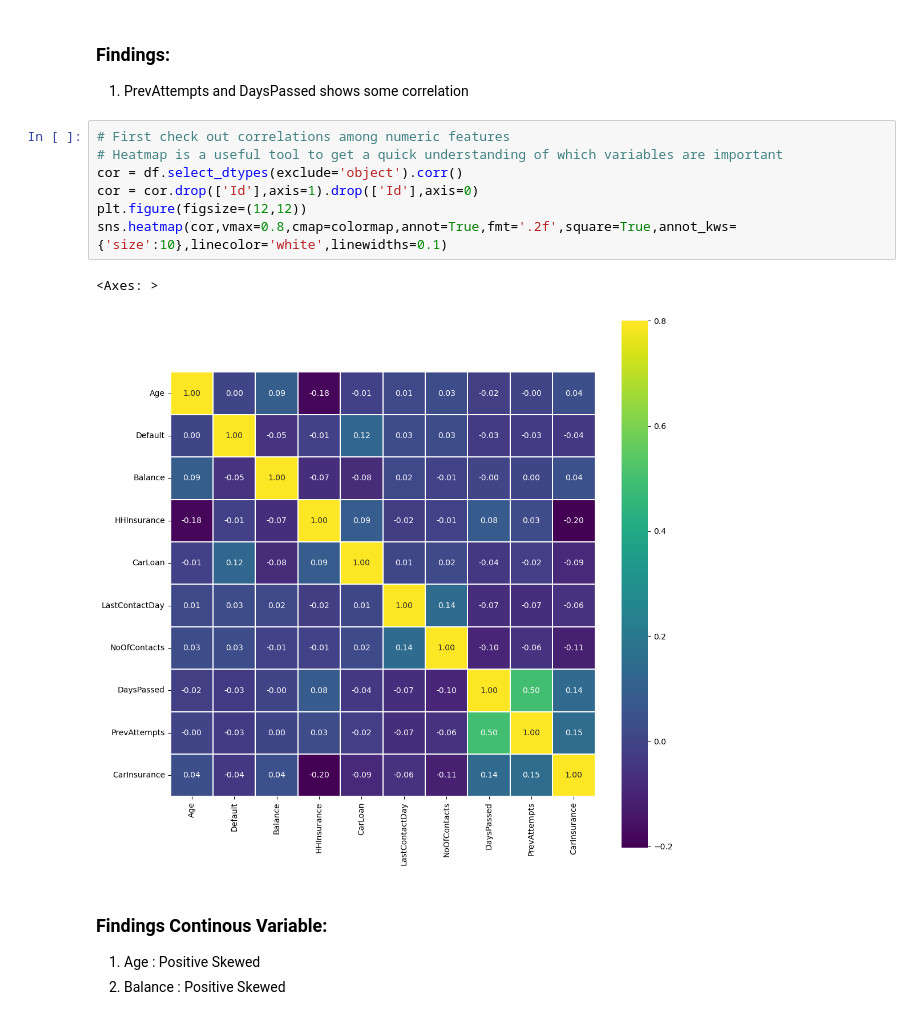
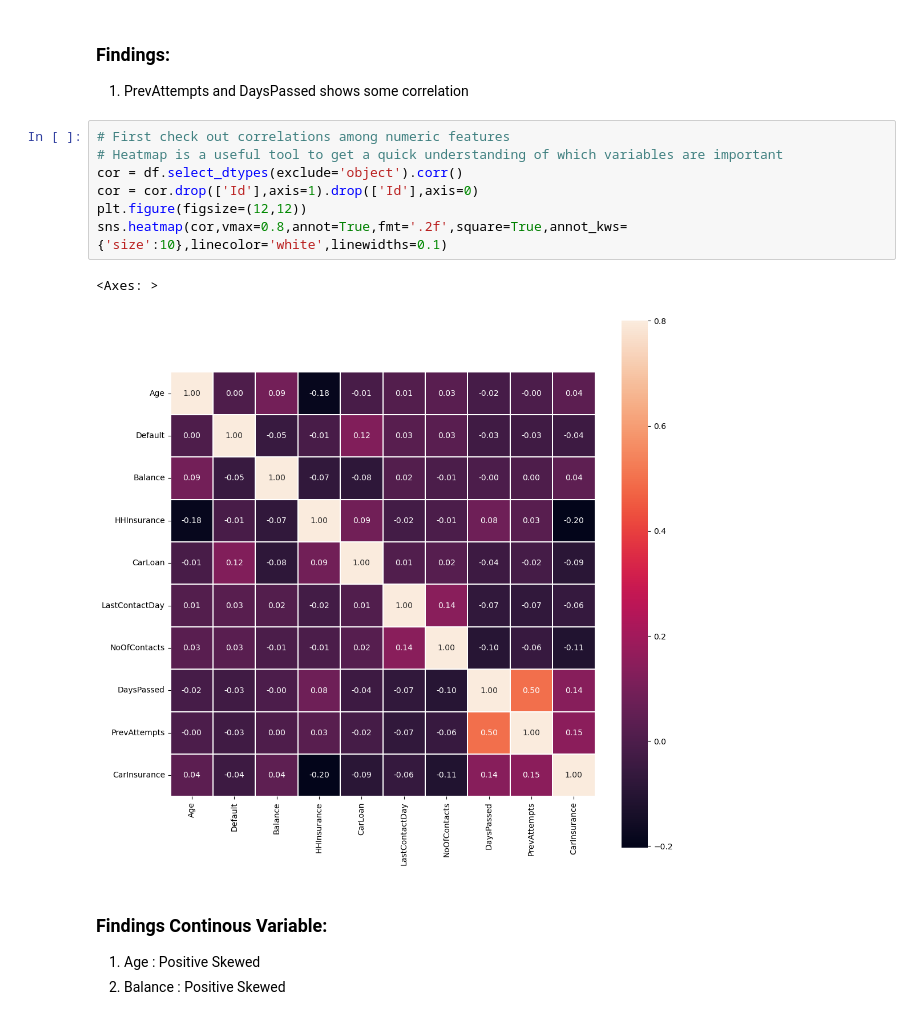
Before and after one commit to isaacebi/Car-Insurance-Cold-Calls, a Jupyter notebook: notebooks/1.0-ie-data-exploration.ipynb, the cells around one changed output. Saved outputs shown, nothing was run; the diff lists cells and outputs as text.

```diff
--- a/notebooks/1.0-ie-data-exploration.ipynb
+++ b/notebooks/1.0-ie-data-exploration.ipynb
@@ -176,13 +176,13 @@ df.duplicated().sum()
 # %%
 # First check out correlations among numeric features
 # Heatmap is a useful tool to get a quick understanding of which variables are important
 cor = df.select_dtypes(exclude='object').corr()
 cor = cor.drop(['Id'],axis=1).drop(['Id'],axis=0)
 plt.figure(figsize=(12,12))
-sns.heatmap(cor,vmax=0.8,cmap=colormap,annot=True,fmt='.2f',square=True,annot_kws={'size':10},linecolor='white',linewidths=0.1)
+sns.heatmap(cor,vmax=0.8,annot=True,fmt='.2f',square=True,annot_kws={'size':10},linecolor='white',linewidths=0.1)
 # %% [output]
 <Axes: >
-[figure, old version]
+[figure, new version]
 # %% [markdown]
 ### Findings Continous Variable:
 1. Age : Positive Skewed
```
Also changed, not shown: parts of 8 cells of this notebook.
